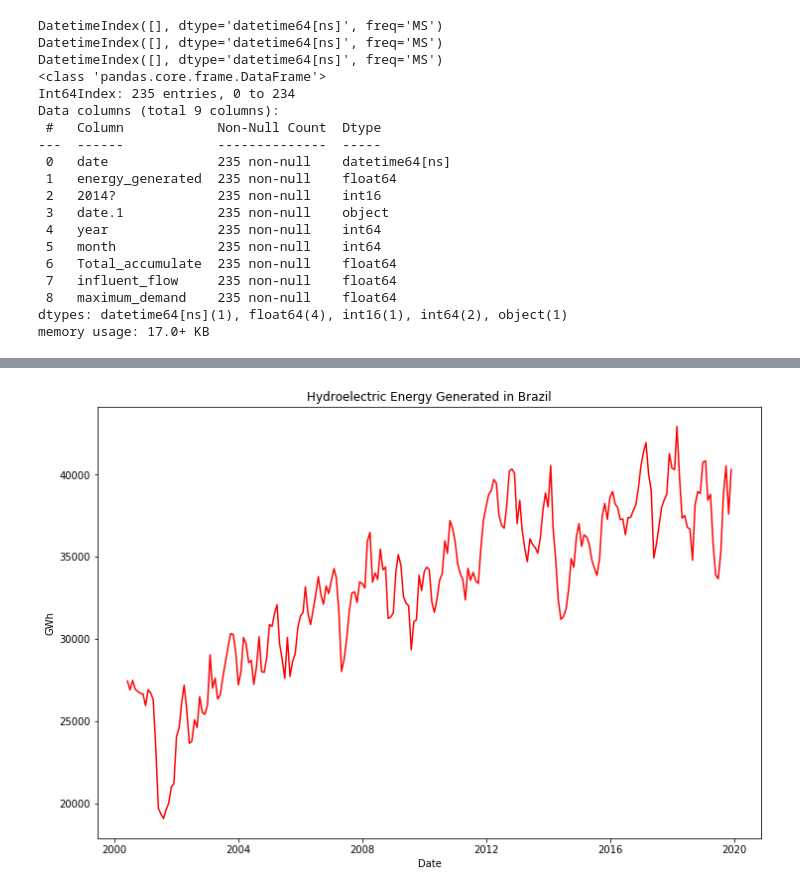
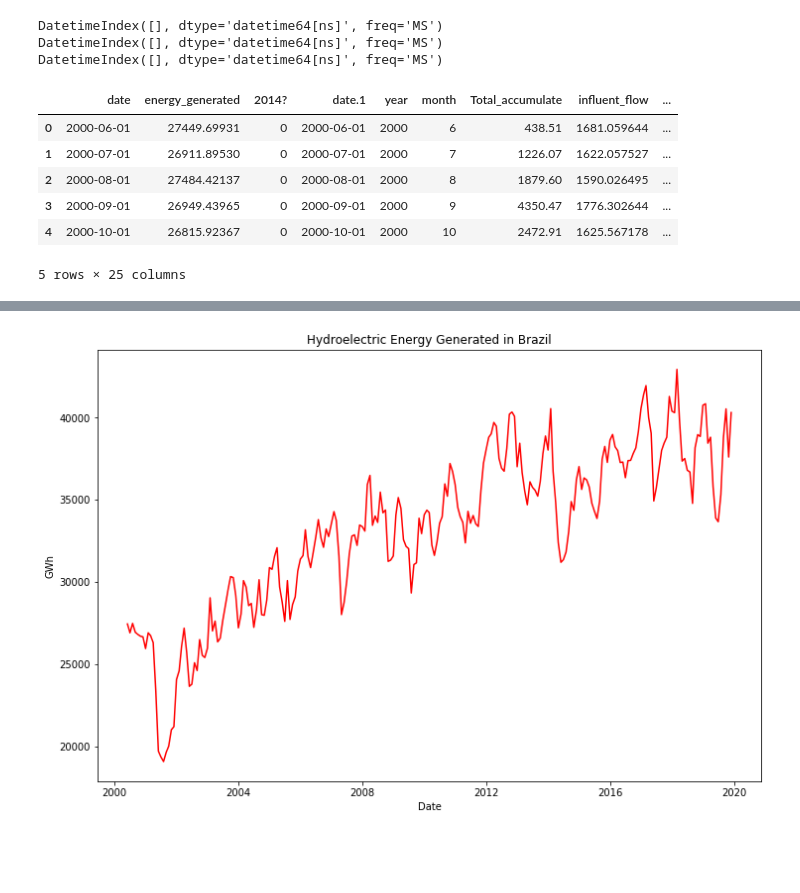
Before and after one commit to cameronthieme/IMAbootcamp2021, a Jupyter notebook: python_time_series/brazil_energy.ipynb, the cells around one changed output, grey strips where cells are left out. Saved outputs shown, nothing was run; the diff lists cells and outputs as text; code cells hidden in the pictures; blank space fills up the shorter version.

```diff
--- a/python_time_series/brazil_energy.ipynb
+++ b/python_time_series/brazil_energy.ipynb
@@ -97,47 +100,48 @@ print(pd.date_range(
 #         'Date': 'date',
 #         'Maximum_Demand': 'maximum_demand'
 #     }, inplace=True)
 # demand_data['date'] = pd.to_datetime(rain_data['date'],format = '%b-%y')
 # demand_data.info()
 # df = pd.merge(df,demand_data, on = ['date'])
 
 # influent flow and demand data (from 18 biggest)
 dam_big_data = pd.read_csv("./Selected_important_dams_energy_demand_flow_monthly.csv.zip")
 # inf_flow_data = pd.read_csv("./InfluentFlow_Subsystem.csv")
 dam_data = dam_big_data[['year', 'month', 'date', 'influent_flow', 'maximum_demand']]
 dam_data = dam_data.groupby(['year', 'month']).mean()
 dam_data['date'] = pd.date_range(
   start="2000-01-01", end="2019-12-01", freq = 'MS')
 dam_data.index = dam_data.date
 dam_data = dam_data.drop(['date'], axis = 1)
 df = pd.merge(df,dam_data, on = ['date'])
 
 
+# influent flow not aggregated
+dam_data2 = pd.read_csv("./Mean_Influent_Flow_per_Important_Dam.csv")
+dam_data2['date'] = pd.to_datetime(dam_data2['date'],format = '%Y-%m-%d')
+# dropping columns with many empty data
+dam_data2.drop(axis=1, columns='BATALHA', inplace=True, errors='raise')
+dam_data2.drop(axis=1, columns='SERRA DO FACAO', inplace=True, errors='raise')
+dam_data2.drop(index = 167, axis = 0, inplace = True)
+df = pd.merge(df,dam_data2, on = ['date'])
+
+
 print(pd.date_range(start="2000-06-01", end="2019-12-01", freq = 'MS').difference(df['date']))
 df.head()
 
-df.info()
+# df.info()
 
 # removing the drought
 # df = df[df['date'] >= '2002-01-01']
 # df = df.reset_index(drop = True)
 # %% [output]
 DatetimeIndex([], dtype='datetime64[ns]', freq='MS')
 DatetimeIndex([], dtype='datetime64[ns]', freq='MS')
 DatetimeIndex([], dtype='datetime64[ns]', freq='MS')
-<class 'pandas.core.frame.DataFrame'>
-Int64Index: 235 entries, 0 to 234
-Data columns (total 9 columns):
- #   Column            Non-Null Count  Dtype
----  ------            --------------  -----
- 0   date              235 non-null    datetime64[ns]
- 1   energy_generated  235 non-null    float64
- 2   2014?             235 non-null    int16
- 3   date.1            235 non-null    object
- 4   year              235 non-null    int64
- 5   month             235 non-null    int64
- 6   Total_accumulate  235 non-null    float64
- 7   influent_flow     235 non-null    float64
- 8   maximum_demand    235 non-null    float64
-dtypes: datetime64[ns](1), float64(4), int16(1), int64(2), object(1)
-memory usage: 17.0+ KB
+|  | date | energy_generated | 2014? | date.1 | year | month | Total_accumulate | influent_flow | ... |
+| 0 | 2000-06-01 | 27449.69931 | 0 | 2000-06-01 | 2000 | 6 | 438.51 | 1681.059644 | ... |
+| 1 | 2000-07-01 | 26911.89530 | 0 | 2000-07-01 | 2000 | 7 | 1226.07 | 1622.057527 | ... |
+| 2 | 2000-08-01 | 27484.42137 | 0 | 2000-08-01 | 2000 | 8 | 1879.60 | 1590.026495 | ... |
+| 3 | 2000-09-01 | 26949.43965 | 0 | 2000-09-01 | 2000 | 9 | 4350.47 | 1776.302644 | ... |
+| 4 | 2000-10-01 | 26815.92367 | 0 | 2000-10-01 | 2000 | 10 | 2472.91 | 1625.567178 | ... |
+5 rows × 25 columns
```
Also changed, not shown: parts of 10 cells of this notebook, 3 other files.
